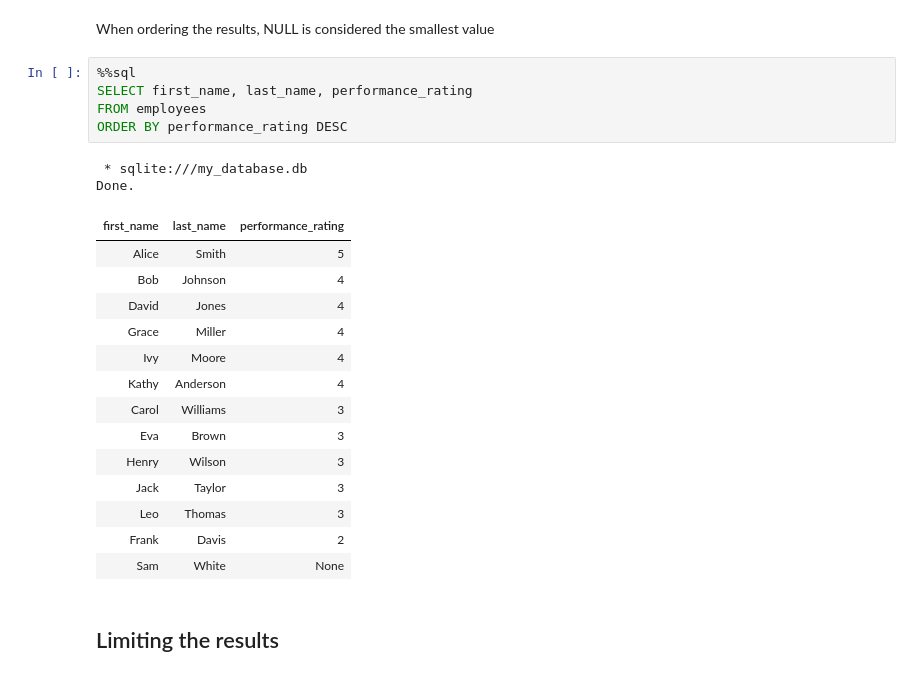
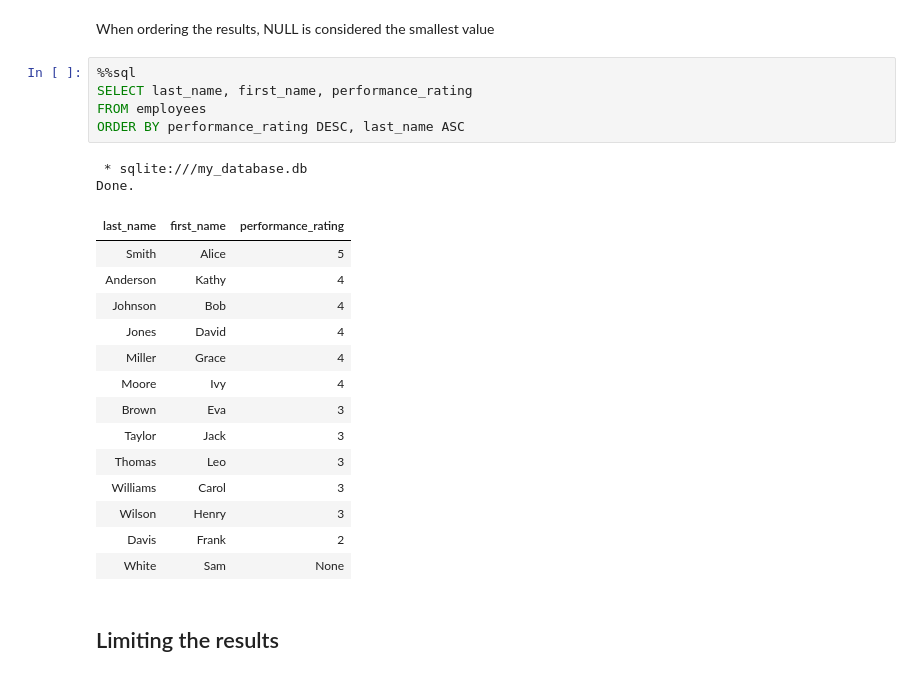
Before and after one commit to GiuliaScarfia/DataScience, a Jupyter notebook: Week 6.1 - SQL Queries (Post-Lesson).ipynb, the cells around one changed output. Drawn from its saved outputs; the diff is of its cells as text.

```diff
--- a/Week 6.1 - SQL Queries.ipynb
+++ b/Week 6.1 - SQL Queries (Post-Lesson).ipynb
@@ -560,26 +534,26 @@ Done.
 When ordering the results, NULL is considered the smallest value
 # %%
 %%sql
-SELECT first_name, last_name, performance_rating
+SELECT last_name, first_name, performance_rating
 FROM employees
-ORDER BY performance_rating DESC
+ORDER BY performance_rating DESC, last_name ASC
 # %% [output]
  * sqlite:///my_database.db
 Done.
-| first_name | last_name | performance_rating |
-| Alice | Smith | 5 |
-| Bob | Johnson | 4 |
-| David | Jones | 4 |
-| Grace | Miller | 4 |
-| Ivy | Moore | 4 |
-| Kathy | Anderson | 4 |
-| Carol | Williams | 3 |
-| Eva | Brown | 3 |
-| Henry | Wilson | 3 |
-| Jack | Taylor | 3 |
-| Leo | Thomas | 3 |
-| Frank | Davis | 2 |
-| Sam | White | None |
+| last_name | first_name | performance_rating |
+| Smith | Alice | 5 |
+| Anderson | Kathy | 4 |
+| Johnson | Bob | 4 |
+| Jones | David | 4 |
+| Miller | Grace | 4 |
+| Moore | Ivy | 4 |
+| Brown | Eva | 3 |
+| Taylor | Jack | 3 |
+| Thomas | Leo | 3 |
+| Williams | Carol | 3 |
+| Wilson | Henry | 3 |
+| Davis | Frank | 2 |
+| White | Sam | None |
 # %% [markdown]
 ## Limiting the results
 # %%
```
Also changed, not shown: parts of 40 cells of this notebook, 1 other file.
